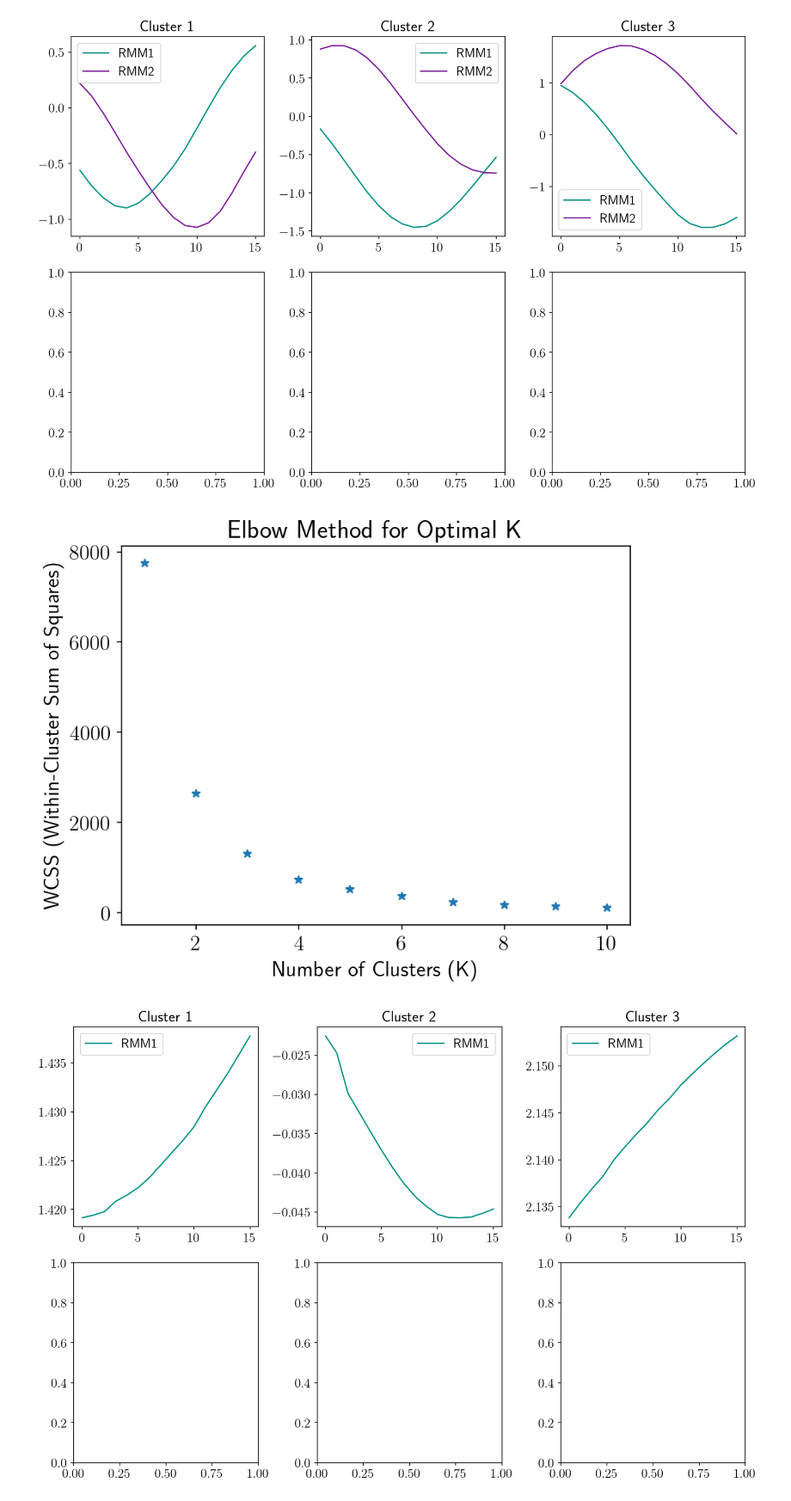
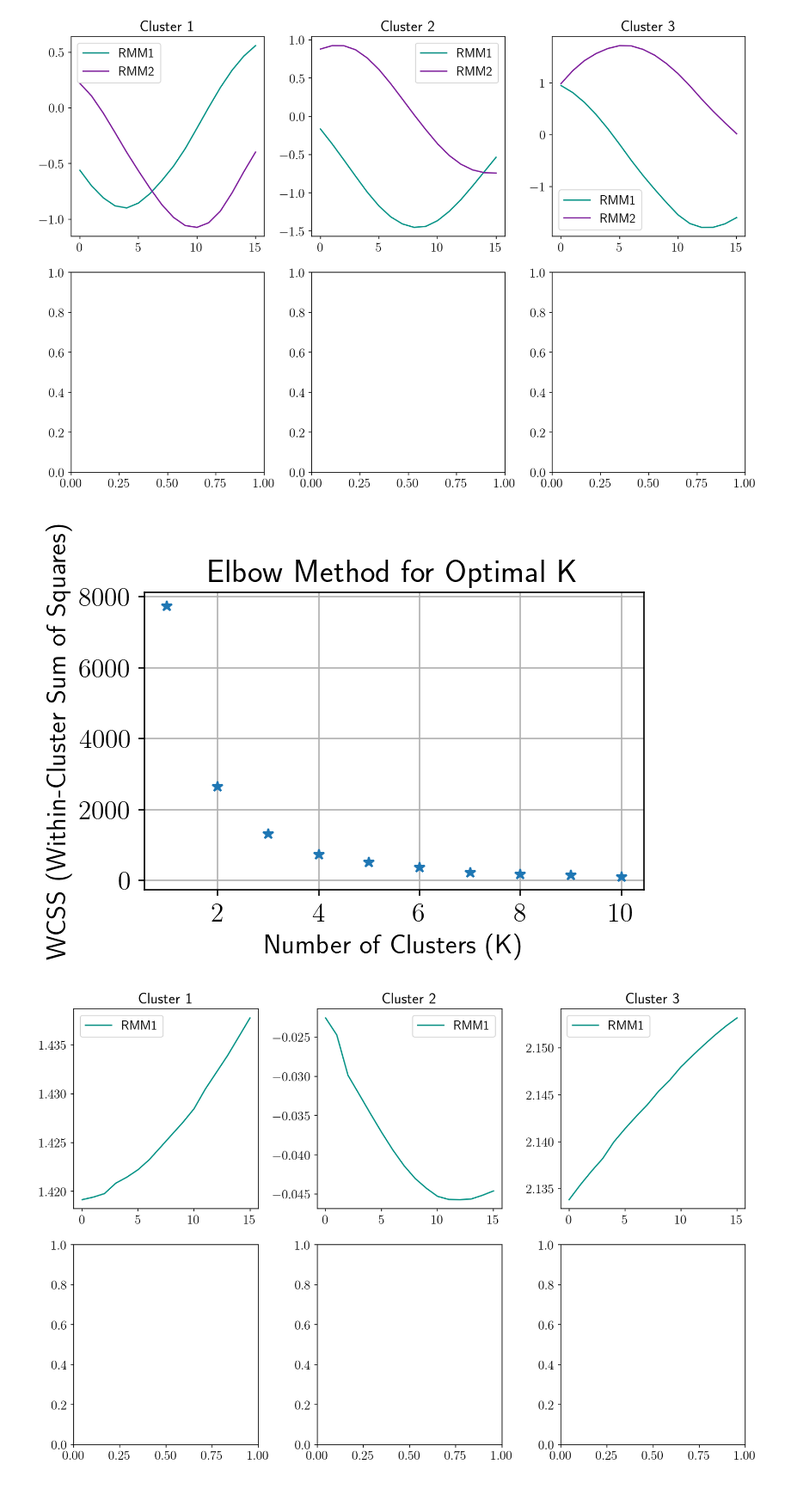
Before and after one commit to kjmayer/ENSOvsMJO, a Jupyter notebook: explore/interpret-data_composite_final.ipynb, the cells around one changed output. Shown at 86% size. Cells and saved outputs as stored; diff of their text form; code cells hidden in the pictures.

```diff
--- a/explore/interpret-data_composite_final.ipynb
+++ b/explore/interpret-data_composite_final.ipynb
@@ -508,36 +508,38 @@ import matplotlib.pyplot as plt
 
 # Load your data into a NumPy array (assuming 'data' contains your data)
 data = np.array(X1test[column_list,:][correct_and_confident_0])  # Replace with your actual data
 
 # Step 3: Define a range of candidate values for K
 k_values = range(1, 11)  # You can adjust the range
 
 # Step 4: Calculate the WCSS for each value of K
 wcss = []
 
 for k in k_values:
     kmeans = KMeans(n_clusters=k, random_state=0)
     kmeans.fit(data)
     wcss.append(kmeans.inertia_)
 
 # Step 5: Plot the WCSS graph
+plt.figure()
 plt.plot(k_values, wcss,'*')
 plt.xlabel('Number of Clusters (K)')
 plt.ylabel('WCSS (Within-Cluster Sum of Squares)')
 plt.title('Elbow Method for Optimal K')
+plt.grid(True)
+
 plt.show()
 
 # Step 6: Choose the optimal K (elbow point) based on the plot
-optimal_k = 4  # Adjust this based on the plot
+optimal_k = 3  # Adjust this based on the plot
 
 # Train the K-means model with the optimal K
 kmeans = KMeans(n_clusters=optimal_k, random_state=0)
 kmeans.fit(data)
-
 # The cluster centers are stored in kmeans.cluster_centers_
 cluster_centers = kmeans.cluster_centers_
 # %% [output]
-[figure, old version]
+[figure, new version]
 # %%
 # Assuming you have six cluster centers and you want to plot them
 cluster_centers = kmeans.cluster_centers_
```
Also changed, not shown: parts of 11 cells of this notebook.
